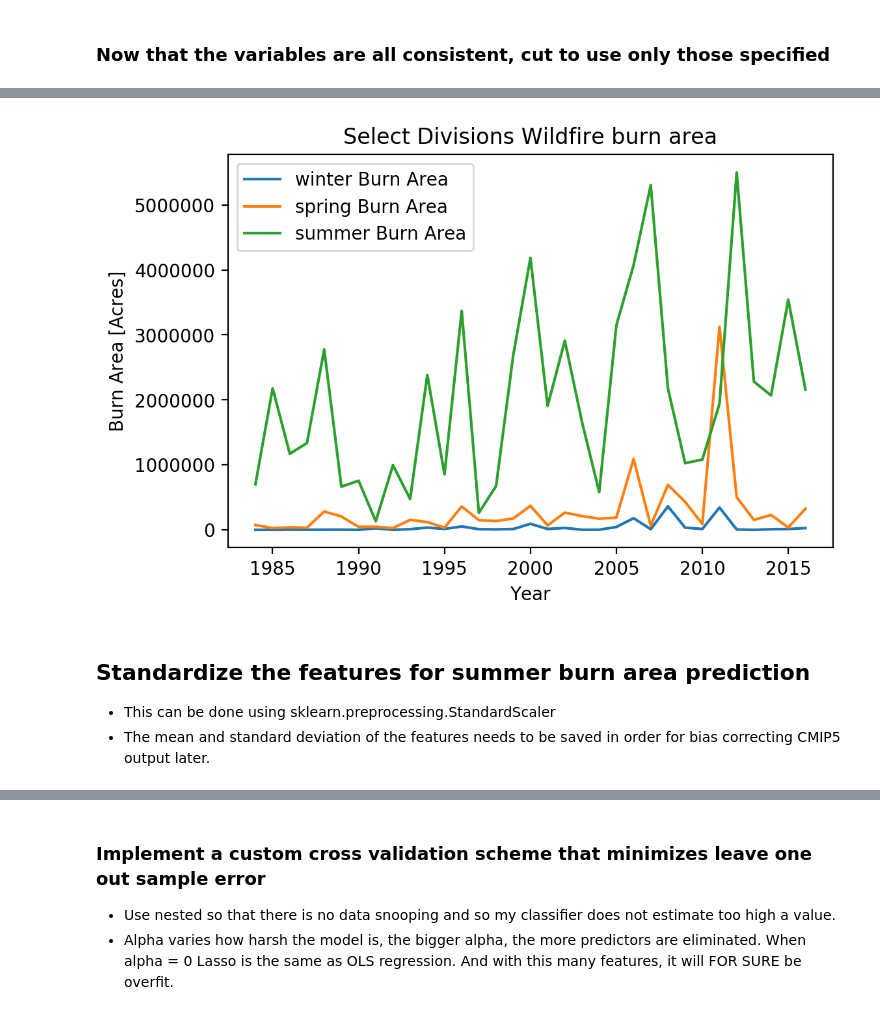
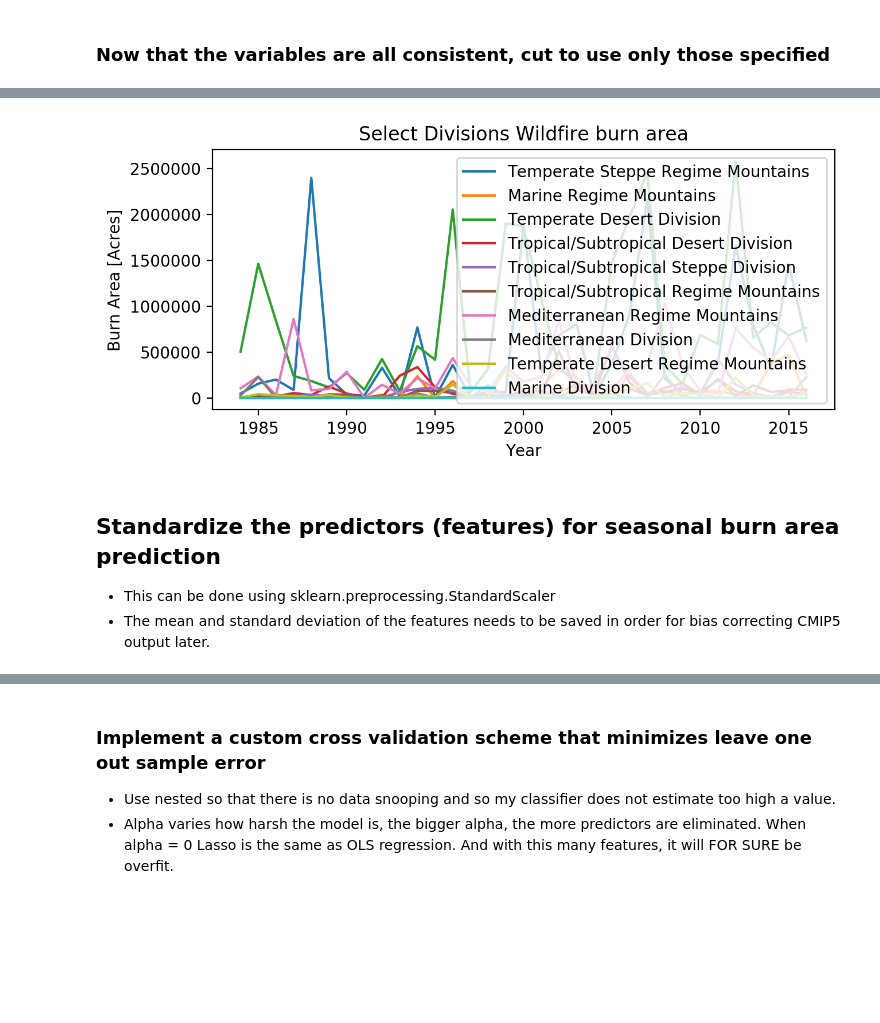
Before and after one commit to stevenjoelbrey/metSpread, a Jupyter notebook: Python/train_burn_area_classifier.ipynb, the cells around one changed output, grey strips where cells are left out. Drawn from its saved outputs; the diff is of its cells as text; code cells hidden in the pictures; blank space fills up the shorter version.

```diff
--- a/Python/train_burn_area_classifier.ipynb
+++ b/Python/train_burn_area_classifier.ipynb
@@ -37,11 +37,13 @@ import geopandas
 ### List the environmental variables to be used to explain historical variance in fire and predict in the future.
 #### Separate into atmos and plant centric based on Swann et al 2016.
 # %%
-use_plant_mask = False #???
-use_atmos_mask = False #???
 predictors = ["t2m", "tp", "si10", "RH", "slhf", "VPD", "mrso", "e"] # all variables for prediction
 plant_vars = ['pr', 'mrso','hfls', 'evspsbl'] # plant centric for prediction, CMIP5 names
 atmos_vars = ['tas', 'VPD', 'hurs', 'sfcWind'] # atmos centric prediction, CMIP5 names
+
+# The months of burn area to be analyzed (predicted) using the predictors listed above
+# and converted to seasonal means.
+burn_area_season = [6,7,8]
 # %%
 # Set important paths
 CMIP5_dir = os.path.join("..", "Data", "CMIP5", "r1i1p1_rcp_COMMON_GRID")
@@ -63,7 +65,7 @@ world = world.to_crs({'init': '+init=epsg:4326'})
 # Western US divisions to be included in this analysis
 desired_divisions = ["Temperate Steppe Regime Mountains",
                      "Marine Regime Mountains",
-                     'Marine Division',
+                     #'Marine Division', # No burn area! So will exclude
                      "Mediterranean Regime Mountains", # includes southern coastal Alaska sections
                      "Mediterranean Division",
                      'Temperate Desert Division',
@@ -637,0 +597,6 @@ era_features
+# %%
+# Subset rows to burn_area_season, then
+df_=fire_df_subset[fire_df_subset.index.month.isin(burn_area_season)].copy()
+# Aggregated by season is the target function, y, so start calling it y.
+y_seanonal_df = df_.groupby(df_.index.year).agg('sum').copy()
+del(df_)
@@ -638,16 +621,15 @@ era_features
 # %%
-plt.figure(dpi=200., figsize=(6,4))
-for target in BA_targets.columns :
-    plt.plot(era_years, BA_targets[target], label=target + " Burn Area")
+f, ax = plt.subplots(1, figsize=(7, 3), dpi=200)
+y_seanonal_df.plot(ax=ax)
 plt.title("Select Divisions Wildfire burn area")
 plt.ylabel("Burn Area [Acres]")
 plt.xlabel("Year")
 plt.legend(loc="best")
 plt.show()
 # %% [output]
-[figure, old version]
+[figure, new version]
 # %% [markdown]
-## Standardize the features for summer burn area prediction
+## Standardize the predictors (features) for seasonal burn area prediction
 
 - This can be done using sklearn.preprocessing.StandardScaler
 - The mean and standard deviation of the features needs to be saved in order for bias correcting CMIP5 output later.
```
Also changed, not shown: parts of 20 cells of this notebook.
